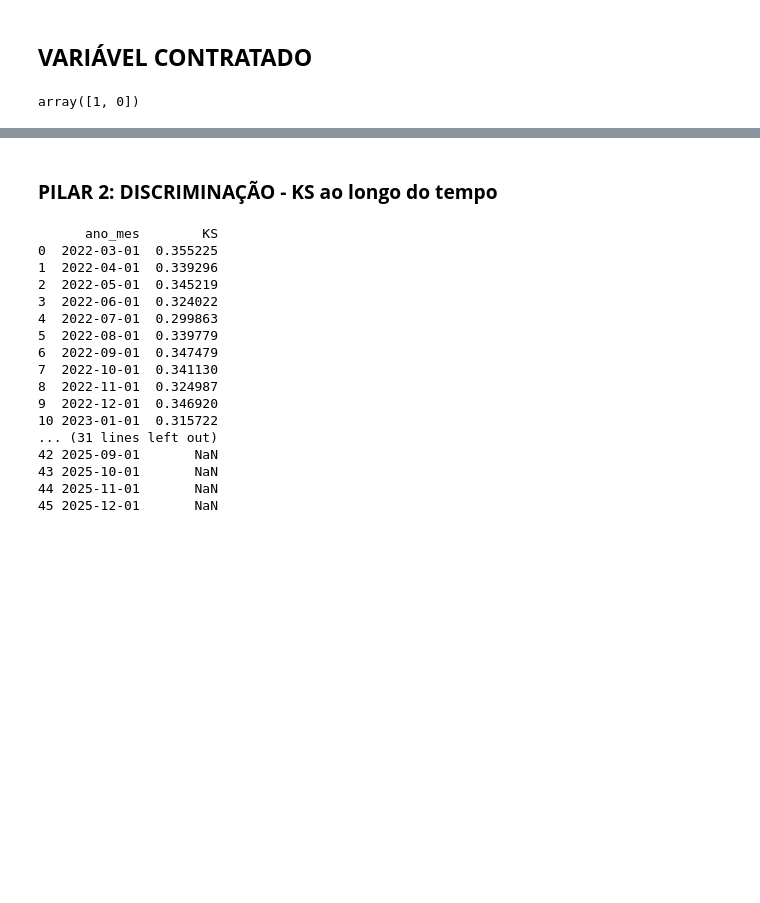
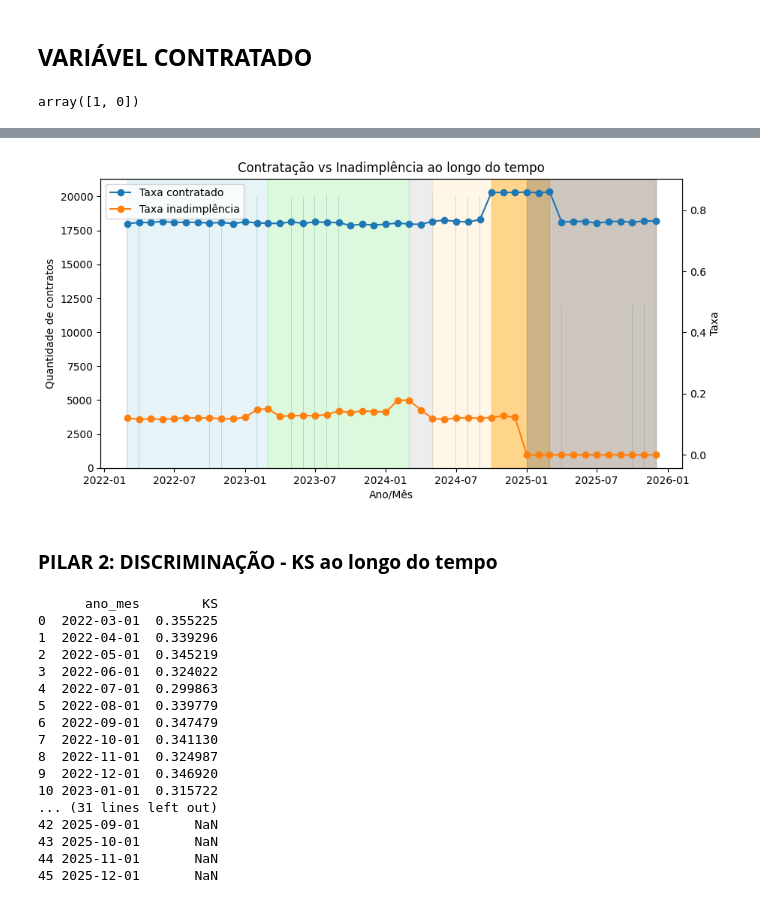
Before and after one commit to JMCVALE/ASN-ROCKS-, a Jupyter notebook: MONITORAMENTO.ipynb, the cells around one changed output, grey strips where cells are left out. Drawn from its saved outputs; the diff is of its cells as text; code cells hidden in the pictures; blank space fills up the shorter version.

```diff
--- a/MONITORAMENTO.ipynb
+++ b/MONITORAMENTO.ipynb
@@ -721,3 +792,42 @@ plt.show()
+# %%
+base['ano_mes'] = pd.to_datetime(base['ano_mes'])
+
+# métricas por mês
+tabela = base.groupby('ano_mes').agg(
+    taxa_contratado=('contratado','mean'),
+    taxa_inad=('target','mean'),
+    qtd_contratos=('contratado','count')
+)
+
+fig, ax1 = plt.subplots(figsize=(10,5))
+
+# barras volume de contratos
+ax1.bar(tabela.index, tabela['qtd_contratos'], alpha=0.3)
+ax1.set_ylabel('Quantidade de contratos')
+
+# segundo eixo para taxas
+ax2 = ax1.twinx()
+ax2.plot(tabela.index, tabela['taxa_contratado'], marker='o', label='Taxa contratado')
+ax2.plot(tabela.index, tabela['taxa_inad'], marker='o', label='Taxa inadimplência')
+
+ax2.set_ylabel('Taxa')
+
+# pintar fundo dos períodos
+ax1.axvspan('2022-03-01', '2023-03-01', color='lightblue', alpha=0.3)
+ax1.axvspan('2023-03-01', '2024-03-01', color='lightgreen', alpha=0.3)
+ax1.axvspan('2024-03-01', '2024-05-01', color='lightgray', alpha=0.4)
+ax1.axvspan('2024-05-01', tabela.index.max(), color='moccasin', alpha=0.3)
+ax1.axvspan('2024-10-01', '2025-03-01', color='orange', alpha=0.4)
+ax1.axvspan('2025-01-01', '2025-12-01', color='gray', alpha=0.4)
+
+ax1.set_title('Contratação vs Inadimplência ao longo do tempo')
+ax1.set_xlabel('Ano/Mês')
+
+ax2.legend()
+
+plt.show()
+# %% [output]
+[figure, added]
 # %% [markdown]
 ### **PILAR 2: DISCRIMINAÇÃO - KS ao longo do tempo**
 # %%
```
Also changed, not shown: parts of 11 cells of this notebook.
